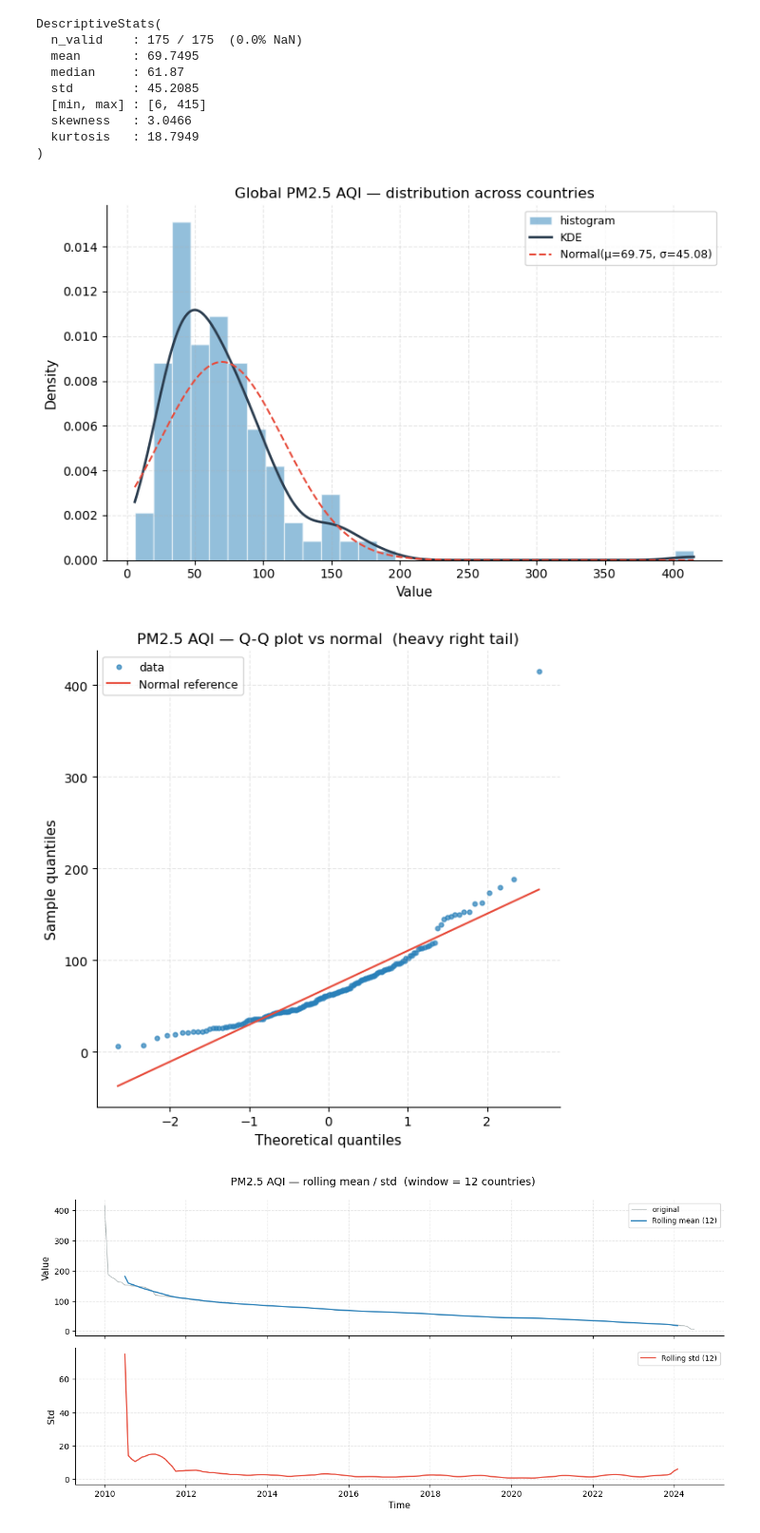
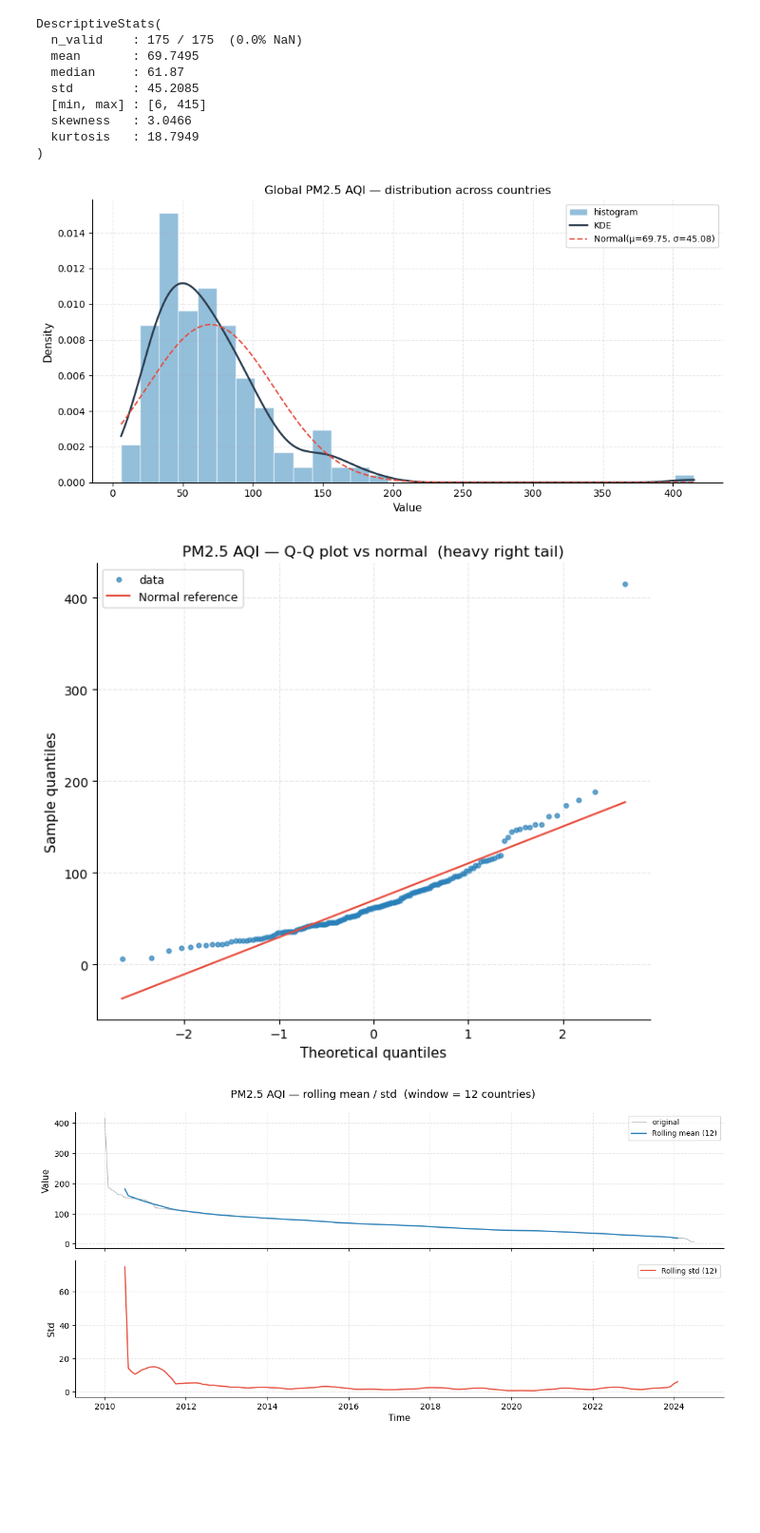
Before and after one commit to amir-jafari/Time-Series-EDA, a Jupyter notebook: notebooks/Global_Air_Pollution_EDA.ipynb, the cells around one changed output. Shown at 95% size. Saved outputs shown, nothing was run; the diff lists cells and outputs as text; code cells hidden in the pictures; blank space fills up the shorter version.

```diff
--- a/notebooks/Global_Air_Pollution_EDA.ipynb
+++ b/notebooks/Global_Air_Pollution_EDA.ipynb
@@ -245,15 +246,15 @@ DescriptiveStats(
 # %%
 from tseda.visualization.distribution_plots import plot_distribution, plot_qq, plot_rolling_stats
 
-show(plot_distribution(ts_pm25,
+show(plot_distribution(ts_pm25, figsize=(10, 5),
      title="Global PM2.5 AQI — distribution across countries"), "03a_distribution.png")
 # %% [output]
-[figure, old version]
+[figure, new version]
 # %%
-show(plot_qq(ts_pm25,
+show(plot_qq(ts_pm25, figsize=(7, 6),
      title="PM2.5 AQI — Q-Q plot vs normal  (heavy right tail)"), "03b_qq.png")
 # %% [output]
-[figure, old version]
+[figure, new version]
 # %%
 show(plot_rolling_stats(ts_pm25, window=12,
      title="PM2.5 AQI — rolling mean / std  (window = 12 countries)"), "03c_rolling.png")
```
Also changed, not shown: parts of 9 cells of this notebook.
